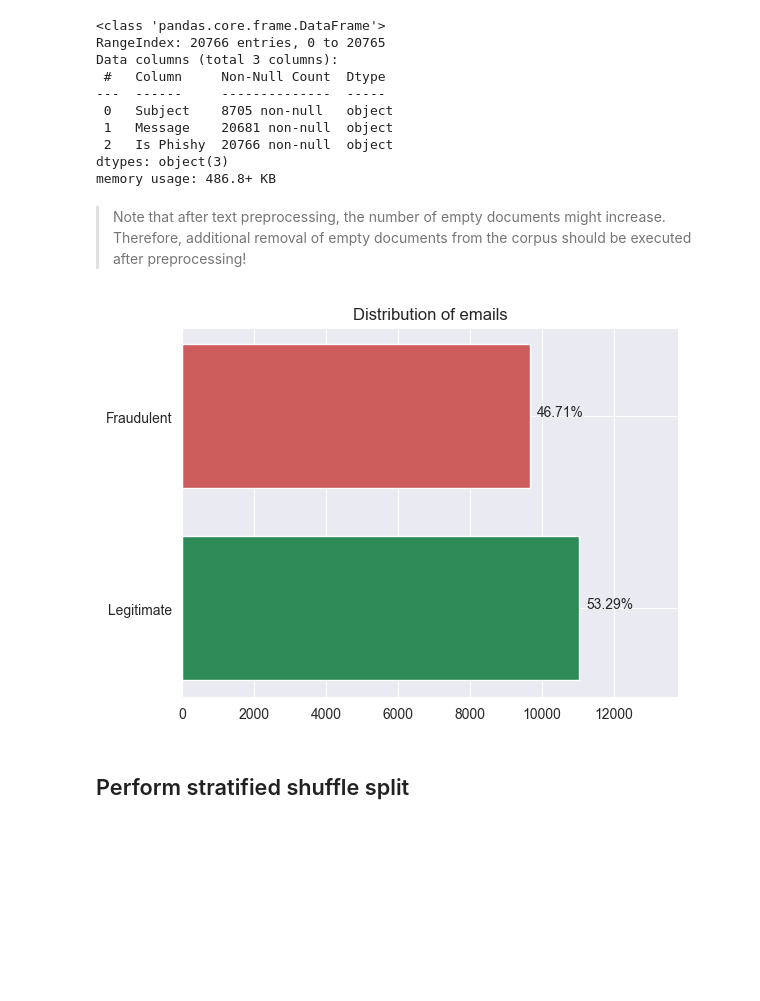
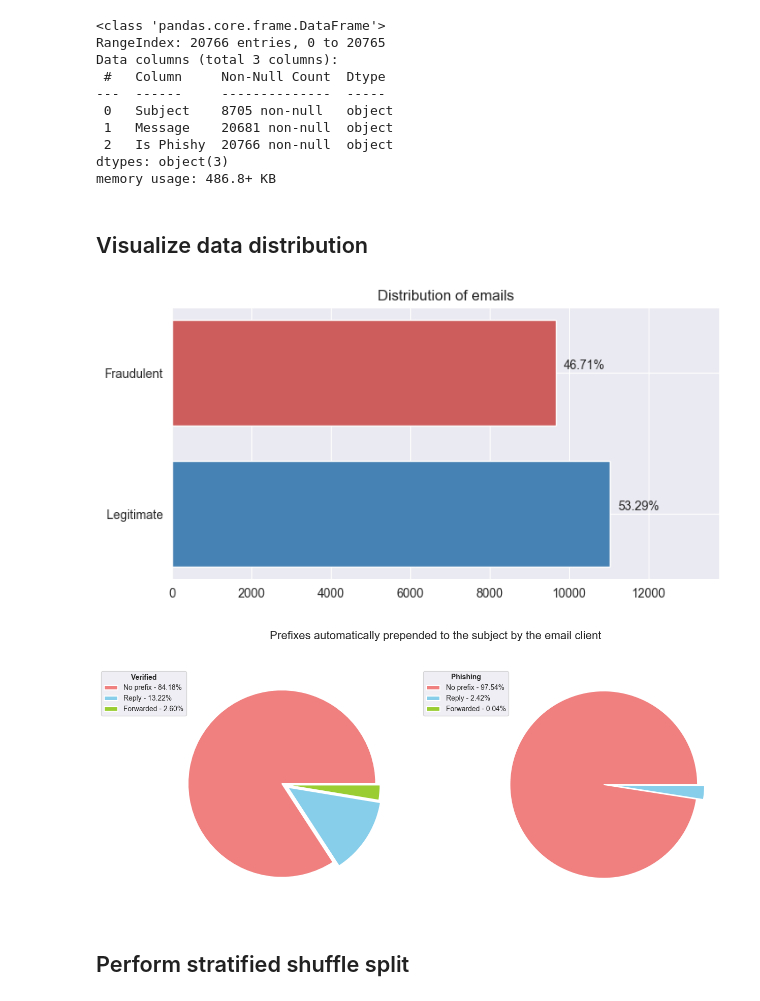
Before and after one commit to Svantevith/integrated-phishing-detection-for-IMAP-servers, a Jupyter notebook: notebooks/Malicious_emails_classification_Part_2_Text_classification_using_LSTM.ipynb, the cells around one changed output. Saved outputs shown, nothing was run; the diff lists cells and outputs as text; code cells hidden in the pictures; blank space fills up the shorter version.

Commit message:
Add visualization to the notebook 1

```diff
--- a/notebooks/Malicious_emails_classification_Part_2_Text_classification_using_LSTM.ipynb
+++ b/notebooks/Malicious_emails_classification_Part_2_Text_classification_using_LSTM.ipynb
@@ -103,5 +103,3 @@ dtypes: object(3)
 memory usage: 486.8+ KB
 # %%
 emails_df.dropna(how='any', subset=['Message', 'Is Phishy'], inplace=True)
-# %% [markdown]
-> Note that after text preprocessing, the number of empty documents might increase. Therefore, additional removal of empty documents from the corpus should be executed after preprocessing!
@@ -110,14 +106,20 @@ phishy_freqs = emails_df['Is Phishy'].value_counts()
+# %% [markdown]
+## Visualize data distribution
 # %%
-plt.barh(y=phishy_freqs.index, width=phishy_freqs.values, height=0.75, color=['seagreen', 'indianred'], align='center')
+phishy_freqs = emails_df['Is Phishy'].value_counts()
+
+plt.figure(figsize=(8, 4))
+sns.set_style("darkgrid")
+plt.barh(y=phishy_freqs.index, width=phishy_freqs.values, height=0.75, color=['steelblue', 'indianred'], align='center')
 plt.title('Distribution of emails')
 plt.yticks([0, 1], ['Legitimate', 'Fraudulent'])
 plt.xlim([0, phishy_freqs.max() * 1.25])
 
 # Text right-aligned to each horizontal bar
-labels = ["{:.2f}%".format((f / phishy_freqs.sum()) * 100) for f in phishy_freqs]
-for i, label in enumerate(labels):
-    plt.text(x=phishy_freqs[i] + 200, y=i, s=label, size=10)
+percentage = ["{:.2f}%".format((f / phishy_freqs.sum()) * 100) for f in phishy_freqs]
+for i, perc in enumerate(percentage):
+    plt.text(x=phishy_freqs[i] + 200, y=i + 0.025, s=perc, size=10)
 
 plt.show()
 # %% [output]
-[figure, old version]
+[figure, new version]
@@ -124,3 +133,26 @@ plt.show()
+# %%
+fig, ax = plt.subplots(nrows=1, ncols=2, figsize=(15, 6))
+abbreviations = {
+    'Re': 'Reply',
+    'Fw': 'Forwarded'
+}
+for i, title in zip([0, 1], ['Verified', 'Phishing']):
+    subject_groups = emails_df.loc[emails_df['Is Phishy'] == i, 'Subject'].apply(get_subject_prefix).value_counts()
+    percentage = 100. * subject_groups / subject_groups.sum()
+    ax[i].pie(
+        subject_groups,
+        colors=['lightcoral', 'skyblue', 'yellowgreen'],
+        explode=(0.025, 0.05, 0.025),
+        wedgeprops={'linewidth': 1.5, 'edgecolor': 'white'}
+    )
+
+    labels = ['{0} - {1:1.2f}%'.format(abbreviations.get(label, 'No prefix'), value) for label, value in percentage.items()]
+    ax[i].legend(labels, title=title, bbox_to_anchor=(0.1, 1.), fancybox=True, title_fontproperties={'weight': 'bold'})
+
+plt.suptitle("Prefixes automatically prepended to the subject by the email client", y=1., fontsize=16)
+plt.show()
+# %% [output]
+[figure, added]
 # %% [markdown]
 ## Perform stratified shuffle split
 # %%
```
Also changed, not shown: parts of 2 cells of this notebook, 3 other files.
